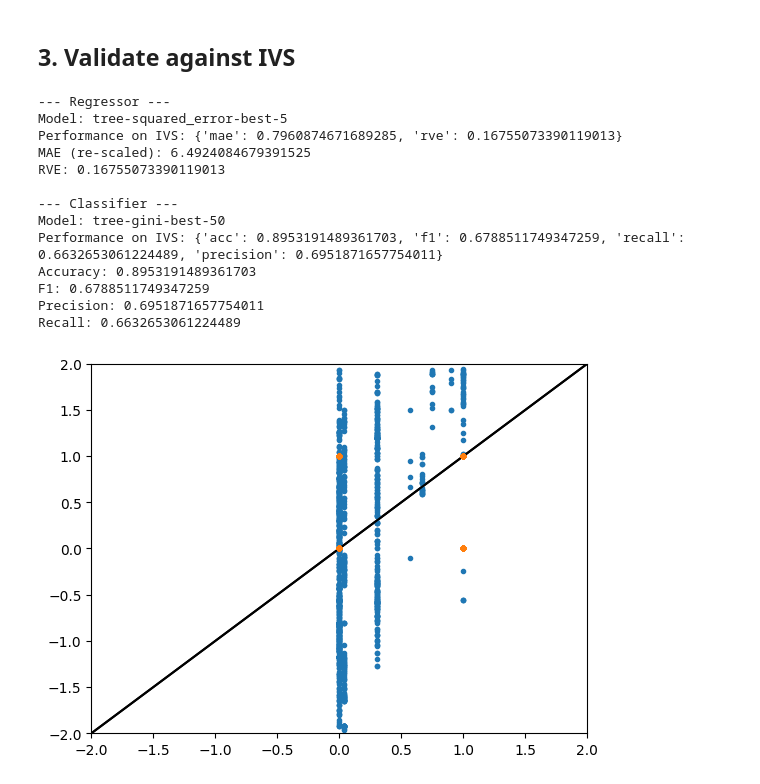
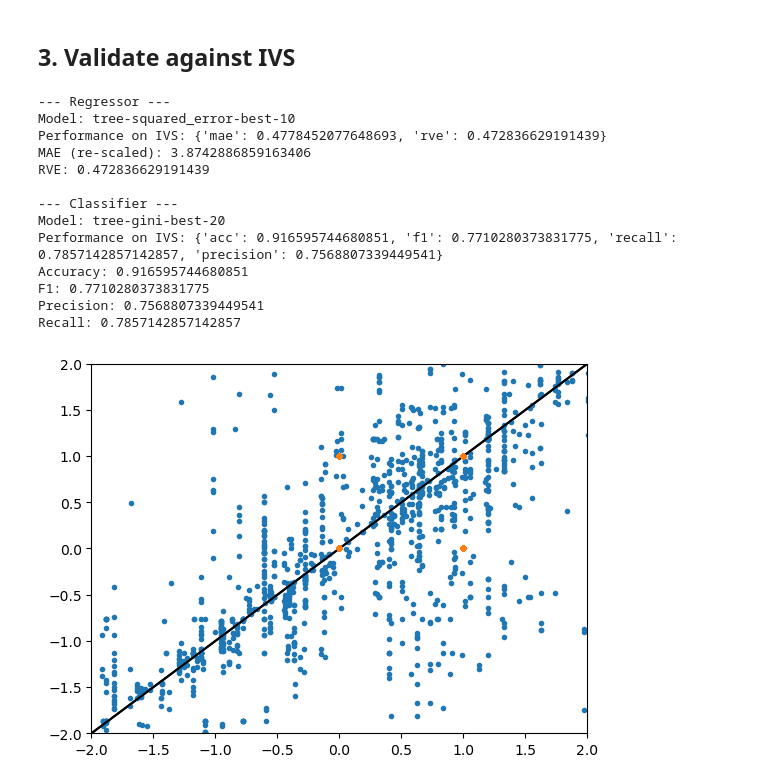
Before and after one commit to DuarteSerranoR/ML_HomeAssignments, a Jupyter notebook: main.ipynb, the cells around one changed output. Saved outputs shown, nothing was run; the diff lists cells and outputs as text; code cells hidden in the pictures.

Commit message:
More tests and appending all tests ran to file

```diff
--- a/main.ipynb
+++ b/main.ipynb
@@ -44,10 +60,13 @@ ivs_df = df.iloc[train_size:]
 # %%
+#['subject#', 'age', 'sex', 'test_time', 'motor_UPDRS', 'total_UPDRS', 'Jitter(%)', 'Jitter(Abs)', 'Jitter:RAP', 'Jitter:PPQ5', 'Jitter:DDP', 'Shimmer', 'Shimmer(dB)', 'Shimmer:APQ3', 'Shimmer:APQ5', 'Shimmer:APQ11', 'Shimmer:DDA', 'NHR', 'HNR', 'RPDE', 'DFA', 'PPE']
+#x_cols = ['age', 'sex', 'Jitter(Abs)', 'Jitter:RAP', 'Jitter:PPQ5', 'Jitter:DDP', 'Shimmer', 'Shimmer:APQ3', 'Shimmer:APQ5', 'Shimmer:APQ11', 'Shimmer:DDA', 'HNR', 'RPDE', 'DFA', 'PPE']
+x_cols = ['age', 'sex', 'Jitter(Abs)', 'Shimmer', 'HNR', 'RPDE', 'DFA', 'PPE']
 #train_x = np.array(train_df[['Jitter(%)', 'Shimmer', 'NHR', 'HNR', 'RPDE', 'DFA', 'PPE']])
-train_x = np.array(train_df[['age', 'sex', 'Jitter(%)', 'Shimmer', 'HNR', 'RPDE', 'DFA', 'PPE']])
+train_x = np.array(train_df[x_cols])
 train_y = np.array(train_df["motor_UPDRS"])
 
 #ivs_x = np.array(ivs_df[['Jitter(%)', 'Shimmer', 'NHR', 'HNR', 'RPDE', 'DFA', 'PPE']])
-ivs_x = np.array(ivs_df[['age', 'sex', 'Jitter(%)', 'Shimmer', 'HNR', 'RPDE', 'DFA', 'PPE']])
+ivs_x = np.array(ivs_df[x_cols])
 ivs_y = np.array(ivs_df["motor_UPDRS"])
 # %% [markdown]
 ### 1.1.2. Scale data
@@ -220,11 +285,11 @@ Best Model Results: {'mae': 3.4052715005983116, 'rve': 0.5750494318759239, 'r2':
 ## 2.1. Prepare data
 # %%
 #train_x = np.array(train_df[['Jitter(%)', 'Shimmer', 'NHR', 'HNR', 'RPDE', 'DFA', 'PPE']])
-train_x = np.array(train_df[['sex', 'age', 'Jitter(%)', 'Shimmer', 'HNR', 'RPDE', 'DFA', 'PPE']])
+train_x = np.array(train_df[x_cols])
 train_y = np.array(train_df["total_UPDRS"])
 
 #ivs_x = np.array(ivs_df[['Jitter(%)', 'Shimmer', 'NHR', 'HNR', 'RPDE', 'DFA', 'PPE']])
-ivs_x = np.array(ivs_df[['sex', 'age', 'Jitter(%)', 'Shimmer', 'HNR', 'RPDE', 'DFA', 'PPE']])
+ivs_x = np.array(ivs_df[x_cols])
 ivs_y = np.array(ivs_df["total_UPDRS"])
 
 train_y = np.array(train_y > 40, dtype=bool).astype(int)  # 801 positivos, 3899 negativos
@@ -236,4 +301,6 @@ x_mean  = np.mean(train_x, axis=0)
 x_std   = np.std(train_x, axis=0)
 train_x = (train_x - x_mean) / x_std
 ivs_x_scaled = (ivs_x - np.mean(ivs_x, axis=0)) / np.std(ivs_x, axis=0)
+
+append2file("\n\nObjective 2 - Binary Classification Models\n\n")
 # %% [output]
@@ -319,43 +415,62 @@ Best Model Results: {'acc': 0.8798345153664302, 'f1': 0.6517822751182234, 'recal
 # %%
 def validate_agains_ivs(*, model, ivs_x, ivs_y, metrics):
     y_pred = model.predict(ivs_x)
 
     plt.xlim(-2, 2)
     plt.ylim(-2, 2)
     plt.axline((0, 0), slope=1, color="black")
     plt.plot(y_pred, ivs_y, ".")
 
     return {metric_name: metric_f(ivs_y, y_pred) for (metric_name, metric_f) in metrics.items()}
 
+myfile = Path('results.txt')
+myfile.touch(exist_ok=True)
 
-print("--- Regressor ---")
-print(f"Model: {best_regressor['name']}")
+
+f = open(myfile, "a")
+
+f.write("\n\n\n\nIndependent Validation Set - Final Conclusions:\n\n")
+def write_and_print(txt: str, f):
+    f.write(txt + "\n")
+    print(txt)
+
+
+write_and_print("--- Regressor ---",f)
+write_and_print(f"Model: {best_regressor['name']}",f)
 performance_on_ivs = validate_agains_ivs(model=best_regressor["model"], ivs_x=ivs_x_scaled, ivs_y=ivs_y_scaled, metrics={"mae": mean_absolute_error, "rve": explained_variance_score})
-print(f"Performance on IVS: {performance_on_ivs}")
-print(f"MAE (re-scaled): {performance_on_ivs['mae'] * y_std} ")
-print(f"RVE: {performance_on_ivs['rve']}")
-print()
-print("--- Classifier ---")
-print(f"Model: {best_classifier['name']}")
+write_and_print(f"Performance on IVS: {performance_on_ivs}",f)
+write_and_print(f"MAE (re-scaled): {performance_on_ivs['mae'] * y_std} ",f)
+write_and_print(f"RVE: {performance_on_ivs['rve']}",f)
+# TODO - corr coef
+write_and_print("",f)
+write_and_print("--- Classifier ---",f)
+write_and_print(f"Model: {best_classifier['name']}",f)
 performance_on_ivs = validate_agains_ivs(model=best_classifier["model"], ivs_x=ivs_x_scaled, ivs_y=ivs_y, metrics={"acc": accuracy_score, "f1": f1_score, "recall": recall_score, "precision": precision_score})
-print(f"Performance on IVS: {performance_on_ivs}")
-print(f"Accuracy: {performance_on_ivs['acc']}")
-print(f"F1: {performance_on_ivs['f1']}")
-print(f"Precision: {performance_on_ivs['precision']}")
-print(f"Recall: {performance_on_ivs['recall']}")
+write_and_print(f"Performance on IVS: {performance_on_ivs}",f)
+write_and_print(f"Accuracy: {performance_on_ivs['acc']}",f)
+write_and_print(f"F1: {performance_on_ivs['f1']}",f)
+write_and_print(f"Precision: {performance_on_ivs['precision']}",f)
+write_and_print(f"Recall: {performance_on_ivs['recall']}",f)
+# TODO - corr coef
 # TODO fix plots
+
+f.write("\n\n--------------------------------------------------------------------------------------------------------------------------------------------------------\n\n")
+f.close()
+
+# criterions, splitters, max_depths
+# criterions, splitters, max_depths, max_features, min_samples_leaf, min_samples_splits, max_leaf_nodes
 # %% [output]
 --- Regressor ---
-Model: tree-squared_error-best-5
-Performance on IVS: {'mae': 0.7960874671689285, 'rve': 0.16755073390119013}
-MAE (re-scaled): 6.4924084679391525
-RVE: 0.16755073390119013
+Model: tree-squared_error-best-10
+Performance on IVS: {'mae': 0.4778452077648693, 'rve': 0.472836629191439}
+MAE (re-scaled): 3.8742886859163406
+RVE: 0.472836629191439
 
 --- Classifier ---
-Model: tree-gini-best-50
-Performance on IVS: {'acc': 0.8953191489361703, 'f1': 0.6788511749347259, 'recall': 0.6632653061224489, 'precision': 0.6951871657754011}
-Accuracy: 0.8953191489361703
-F1: 0.6788511749347259
-Precision: 0.6951871657754011
-Recall: 0.6632653061224489
+Model: tree-gini-best-20
+Performance on IVS: {'acc': 0.916595744680851, 'f1': 0.7710280373831775, 'recall': 0.7857142857142857, 'precision': 0.7568807339449541}
+Accuracy: 0.916595744680851
+F1: 0.7710280373831775
+Precision: 0.7568807339449541
+Recall: 0.7857142857142857
-[figure, old version]
+[figure, new version]
```
Also changed, not shown: parts of 6 cells of this notebook.
